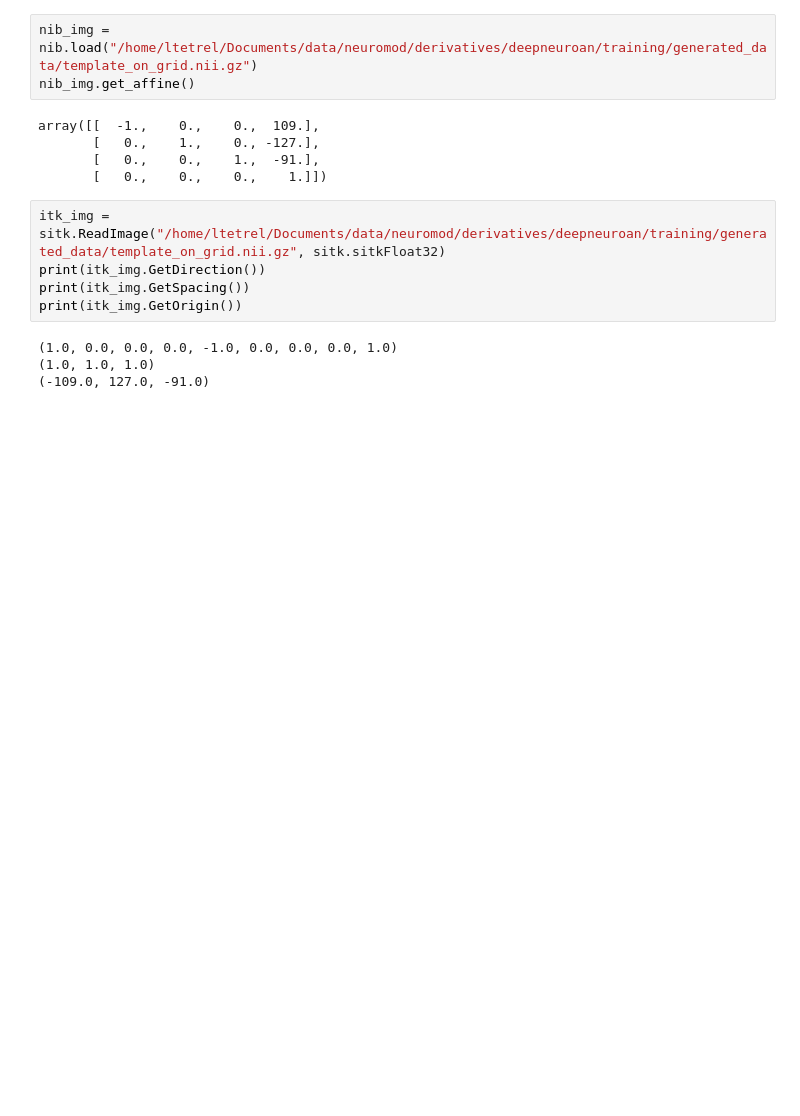
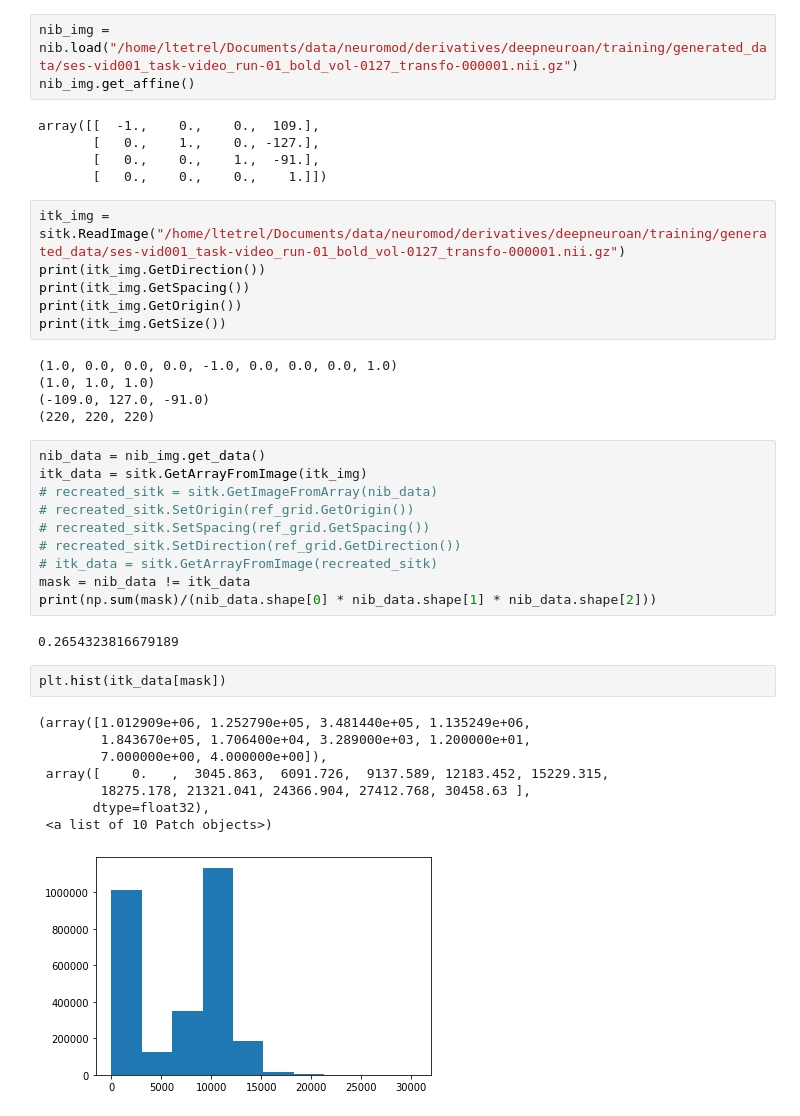
Before and after one commit to SIMEXP/DeepNeuroAN, a Jupyter notebook: notebooks/dice_callback.ipynb, the cells around one changed output. Saved outputs shown, nothing was run; the diff lists cells and outputs as text; blank space fills up the shorter version.

```diff
--- a/notebooks/dice_callback.ipynb
+++ b/notebooks/dice_callback.ipynb
@@ -93,7 +94,7 @@ dice_loss(truth_mask, pred_mask)
 3908808
 0.9587930748215121
 # %%
-nib_img = nib.load("/home/ltetrel/Documents/data/neuromod/derivatives/deepneuroan/training/generated_data/template_on_grid.nii.gz")
+nib_img = nib.load("/home/ltetrel/Documents/data/neuromod/derivatives/deepneuroan/training/generated_data/ses-vid001_task-video_run-01_bold_vol-0127_transfo-000001.nii.gz")
 nib_img.get_affine()
 # %% [output]
 array([[  -1.,    0.,    0.,  109.],
@@ -101,11 +102,36 @@ array([[  -1.,    0.,    0.,  109.],
        [   0.,    0.,    1.,  -91.],
        [   0.,    0.,    0.,    1.]])
 # %%
-itk_img = sitk.ReadImage("/home/ltetrel/Documents/data/neuromod/derivatives/deepneuroan/training/generated_data/template_on_grid.nii.gz", sitk.sitkFloat32)
+itk_img = sitk.ReadImage("/home/ltetrel/Documents/data/neuromod/derivatives/deepneuroan/training/generated_data/ses-vid001_task-video_run-01_bold_vol-0127_transfo-000001.nii.gz")
 print(itk_img.GetDirection())
 print(itk_img.GetSpacing())
 print(itk_img.GetOrigin())
+print(itk_img.GetSize())
 # %% [output]
 (1.0, 0.0, 0.0, 0.0, -1.0, 0.0, 0.0, 0.0, 1.0)
 (1.0, 1.0, 1.0)
 (-109.0, 127.0, -91.0)
+(220, 220, 220)
+# %%
+nib_data = nib_img.get_data()
+itk_data = sitk.GetArrayFromImage(itk_img)
+# recreated_sitk = sitk.GetImageFromArray(nib_data)
+# recreated_sitk.SetOrigin(ref_grid.GetOrigin())
+# recreated_sitk.SetSpacing(ref_grid.GetSpacing())
+# recreated_sitk.SetDirection(ref_grid.GetDirection())
+# itk_data = sitk.GetArrayFromImage(recreated_sitk)
+mask = nib_data != itk_data
+print(np.sum(mask)/(nib_data.shape[0] * nib_data.shape[1] * nib_data.shape[2]))
+# %% [output]
+0.2654323816679189
+# %%
+plt.hist(itk_data[mask])
+# %% [output]
+(array([1.012909e+06, 1.252790e+05, 3.481440e+05, 1.135249e+06,
+        1.843670e+05, 1.706400e+04, 3.289000e+03, 1.200000e+01,
+        7.000000e+00, 4.000000e+00]),
+ array([    0.   ,  3045.863,  6091.726,  9137.589, 12183.452, 15229.315,
+        18275.178, 21321.041, 24366.904, 27412.768, 30458.63 ],
+       dtype=float32),
+ <a list of 10 Patch objects>)
+[figure, added]
```
Also changed, not shown: parts of 4 cells of this notebook.
